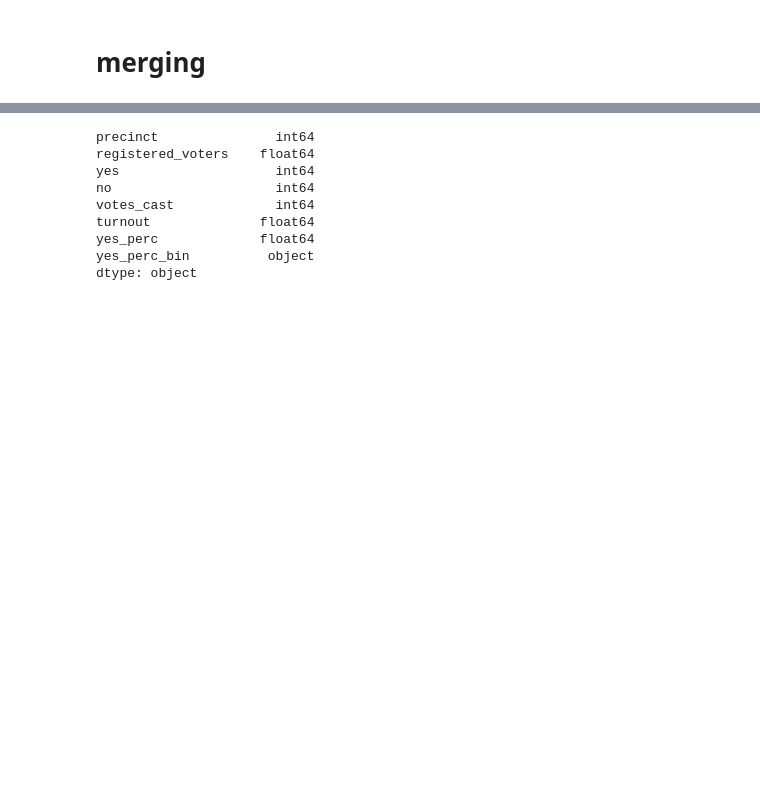
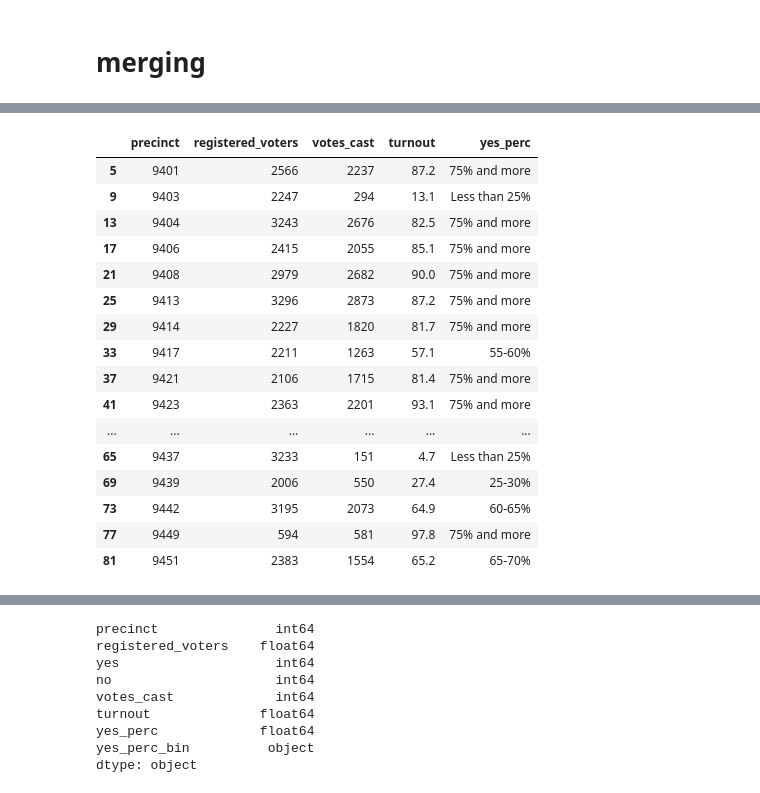
Before and after one commit to MissionLocal/2025-special-election-results, a Jupyter notebook: read_results.ipynb, the cells around one changed output, grey strips where cells are left out. Saved outputs shown, nothing was run; the diff lists cells and outputs as text; code cells hidden in the pictures; blank space fills up the shorter version.

```diff
--- a/read_results.ipynb
+++ b/read_results.ipynb
@@ -229,3 +296,23 @@ gdf.Prec_2022 = gdf.Prec_2022.astype(str)
 # make dfTurnout yes_perc a string too
 
 dfTurnout['yes_perc'] = dfTurnout['yes_perc'].astype(str)
+# %%
+dfTurnout
+# %% [output]
+|  | precinct | registered_voters | votes_cast | turnout | yes_perc |
+| 5 | 9401 | 2566 | 2237 | 87.2 | 75% and more |
+| 9 | 9403 | 2247 | 294 | 13.1 | Less than 25% |
+| 13 | 9404 | 3243 | 2676 | 82.5 | 75% and more |
+| 17 | 9406 | 2415 | 2055 | 85.1 | 75% and more |
+| 21 | 9408 | 2979 | 2682 | 90.0 | 75% and more |
+| 25 | 9413 | 3296 | 2873 | 87.2 | 75% and more |
+| 29 | 9414 | 2227 | 1820 | 81.7 | 75% and more |
+| 33 | 9417 | 2211 | 1263 | 57.1 | 55-60% |
+| 37 | 9421 | 2106 | 1715 | 81.4 | 75% and more |
+| 41 | 9423 | 2363 | 2201 | 93.1 | 75% and more |
+| ... | ... | ... | ... | ... | ... |
+| 65 | 9437 | 3233 | 151 | 4.7 | Less than 25% |
+| 69 | 9439 | 2006 | 550 | 27.4 | 25-30% |
+| 73 | 9442 | 3195 | 2073 | 64.9 | 60-65% |
+| 77 | 9449 | 594 | 581 | 97.8 | 75% and more |
+| 81 | 9451 | 2383 | 1554 | 65.2 | 65-70% |
```
Also changed, not shown: parts of 12 cells of this notebook, 4 other files.
